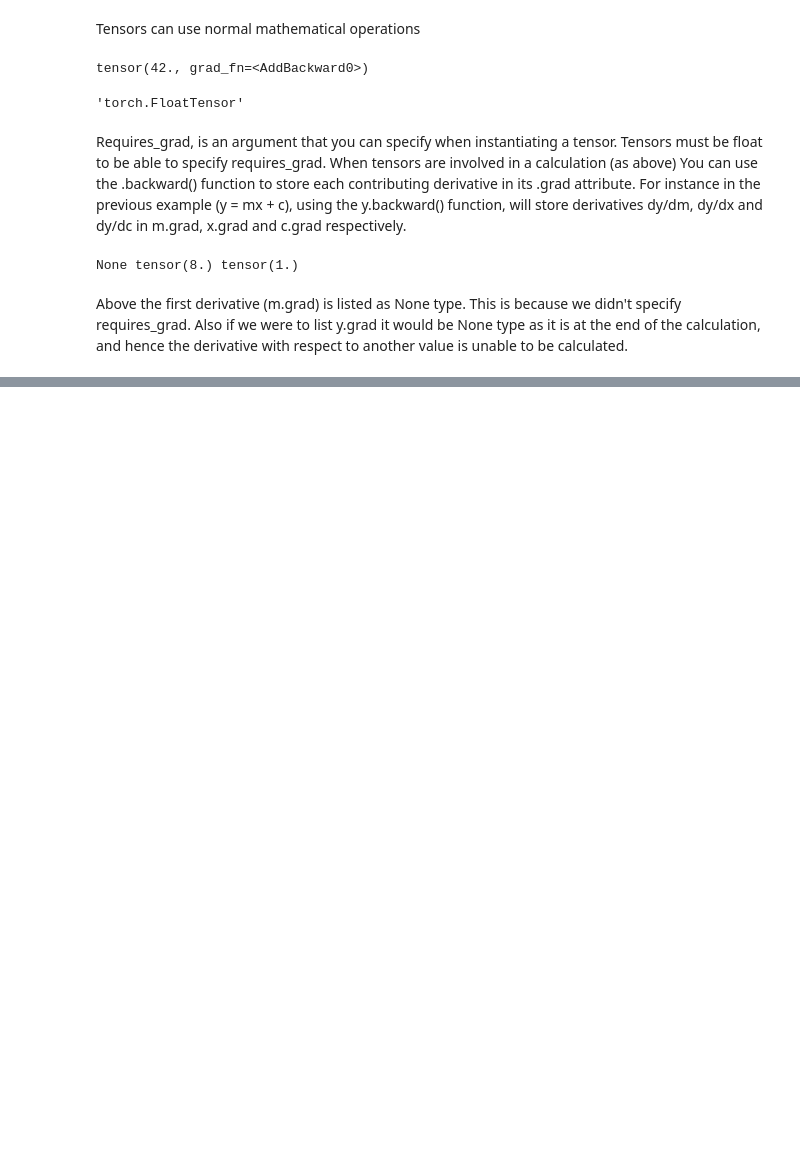
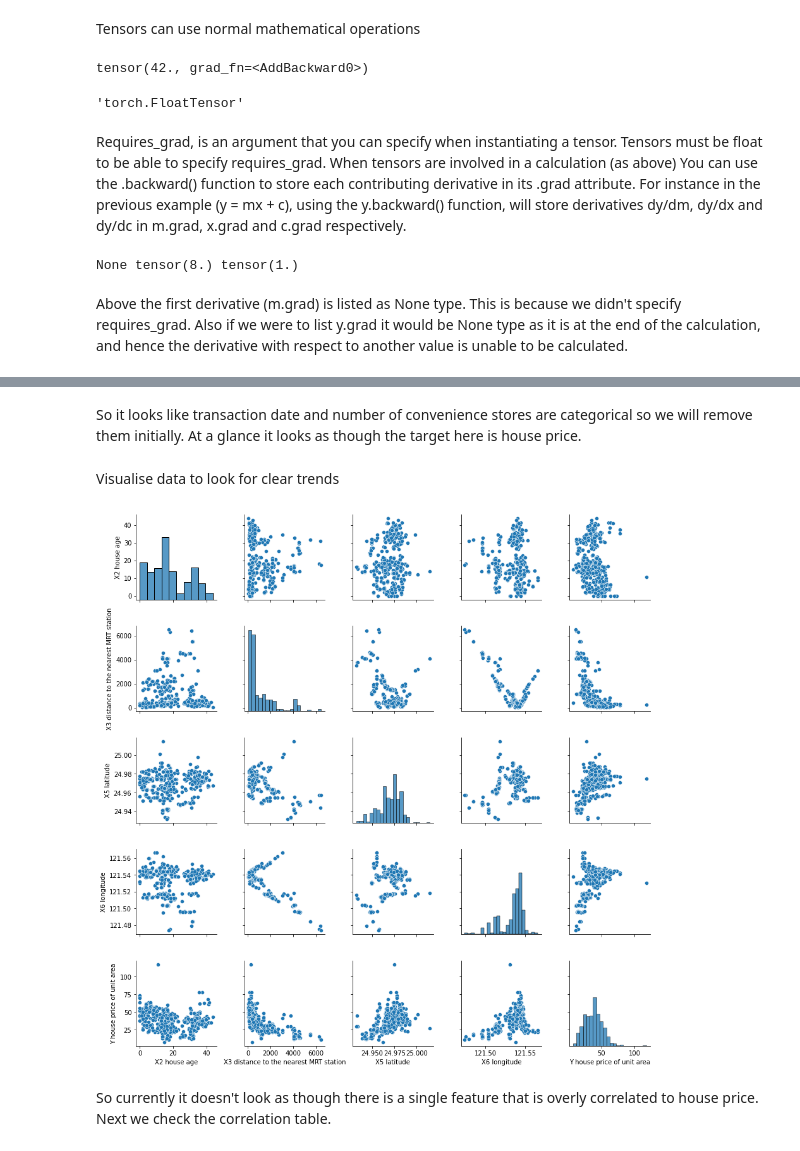
Before and after one commit to johnsonadam187/pytorch_projects, a Jupyter notebook: pytorch_basics.ipynb, the cells around one changed output, grey strips where cells are left out. Saved outputs shown, nothing was run; the diff lists cells and outputs as text; code cells hidden in the pictures; blank space fills up the shorter version.

```diff
--- a/pytorch_basics.ipynb
+++ b/pytorch_basics.ipynb
@@ -69,0 +104,3 @@ y.grad
+# %%
+df1 = pd.read_csv("Real estate.csv", index_col = 0)
+df1.head()
@@ -69,0 +149,7 @@ y.grad
+# %% [markdown]
+So it looks like transaction date and number of convenience stores are categorical so we will remove them initially. At a glance it looks as though the target here is house price.
+# %%
+trans_date = df1.pop("X1 transaction date")
+conv_stores = df1.pop('X4 number of convenience stores')
+# %% [markdown]
+Visualise data to look for clear trends
@@ -69,0 +158,7 @@ y.grad
+# %%
+sns.pairplot(df1)
+plt.show()
+# %% [output]
+[figure, added]
+# %% [markdown]
+So currently it doesn't look as though there is a single feature that is overly correlated to house price. Next we check the correlation table.
```
Also changed, not shown: parts of 27 cells of this notebook.
